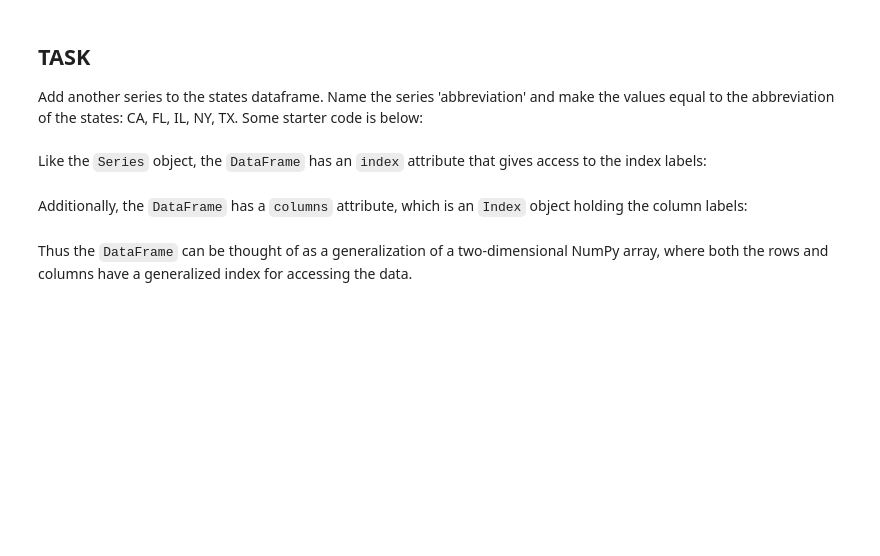
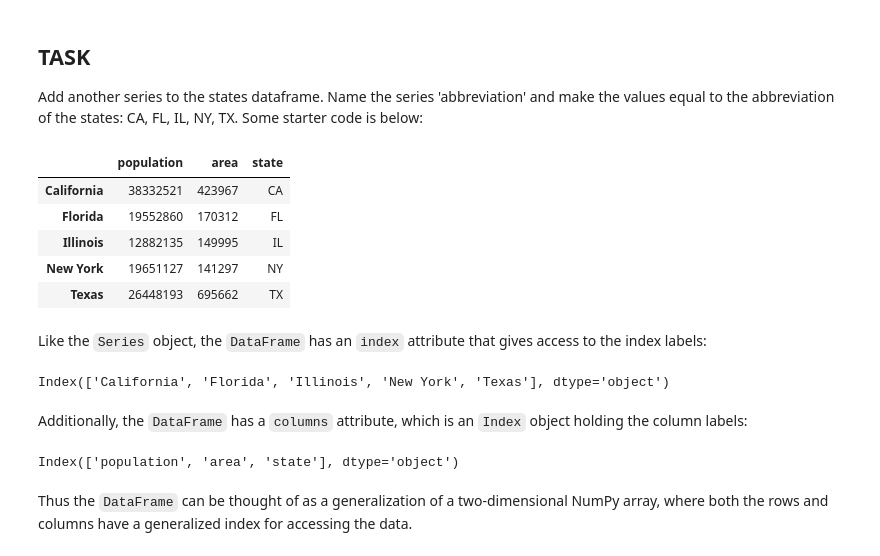
Before and after one commit to devaoneil/cs130_intro, a Jupyter notebook: Introducing_Pandas.ipynb, the cells around one changed output. Drawn from its saved outputs; the diff is of its cells as text; code cells hidden in the pictures; blank space fills up the shorter version.

```diff
--- a/Introducing_Pandas.ipynb
+++ b/Introducing_Pandas.ipynb
@@ -162,18 +264,29 @@ states
 ## TASK
 Add another series to the states dataframe. Name the series 'abbreviation' and make the values equal to the abbreviation of the states: CA, FL, IL, NY, TX. Some starter code is below:
 # %%
-abbreviation = #define the Series
+abbreviation = pd.Series({'California':'CA', 'Florida':'FL', 'Illinois':'IL', 'New York':'NY', 'Texas':'TX'})#define the Series
 
-states = pd.DataFrame({'population': population,'area': area})  #modify this to include the new series
+states = pd.DataFrame({'population': population,'area': area, 'state': abbreviation})  #modify this to include the new series
 states
+# %% [output]
+|  | population | area | state |
+| California | 38332521 | 423967 | CA |
+| Florida | 19552860 | 170312 | FL |
+| Illinois | 12882135 | 149995 | IL |
+| New York | 19651127 | 141297 | NY |
+| Texas | 26448193 | 695662 | TX |
 # %% [markdown]
 Like the ``Series`` object, the ``DataFrame`` has an ``index`` attribute that gives access to the index labels:
 # %%
 states.index
+# %% [output]
+Index(['California', 'Florida', 'Illinois', 'New York', 'Texas'], dtype='object')
 # %% [markdown]
 Additionally, the ``DataFrame`` has a ``columns`` attribute, which is an ``Index`` object holding the column labels:
 # %%
 states.columns
+# %% [output]
+Index(['population', 'area', 'state'], dtype='object')
 # %% [markdown]
 Thus the ``DataFrame`` can be thought of as a generalization of a two-dimensional NumPy array, where both the rows and columns have a generalized index for accessing the data.
 # %% [markdown]
```
Also changed, not shown: parts of 23 cells of this notebook.
